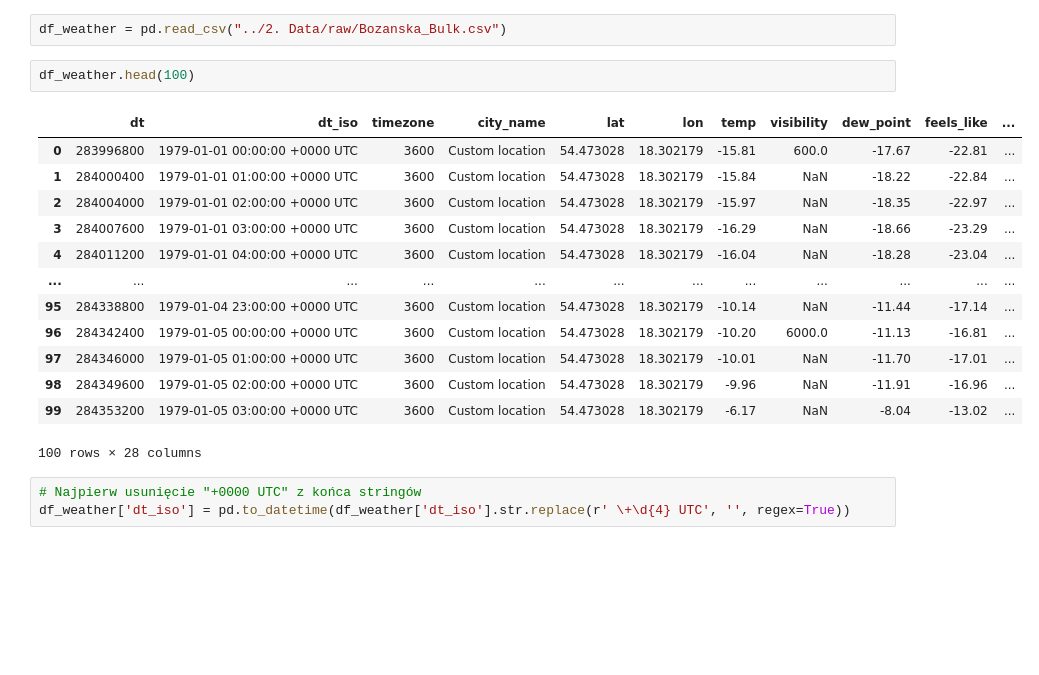
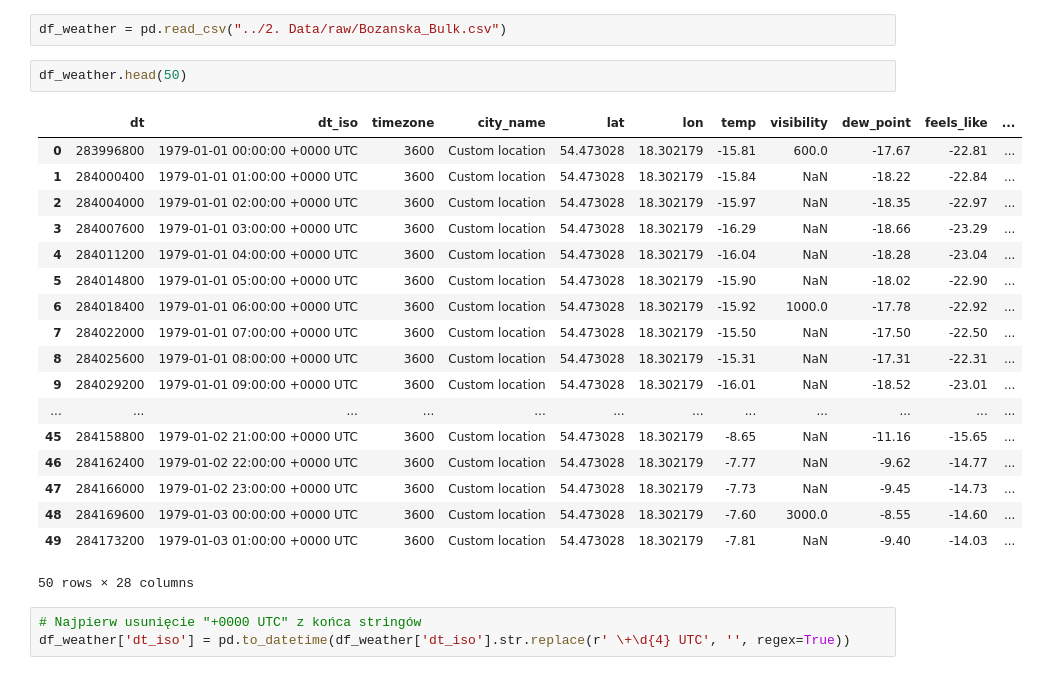
Before and after one commit to BartoszRP/MERITO_ML_Projekt_Fotowoltaika_2024, a Jupyter notebook: 1. Notebooks/01_pobieranie_danych.ipynb, the cells around one changed output. Saved outputs shown, nothing was run; the diff lists cells and outputs as text; blank space fills up the shorter version.

```diff
--- a/1. Notebooks/01_pobieranie_danych.ipynb
+++ b/1. Notebooks/01_pobieranie_danych.ipynb
@@ -3,21 +3,26 @@ import pandas as pd
 # %%
 df_weather = pd.read_csv("../2. Data/raw/Bozanska_Bulk.csv")
 # %%
-df_weather.head(100)
+df_weather.head(50)
 # %% [output]
 |  | dt | dt_iso | timezone | city_name | lat | lon | temp | visibility | dew_point | feels_like | ... |
 | 0 | 283996800 | 1979-01-01 00:00:00 +0000 UTC | 3600 | Custom location | 54.473028 | 18.302179 | -15.81 | 600.0 | -17.67 | -22.81 | ... |
 | 1 | 284000400 | 1979-01-01 01:00:00 +0000 UTC | 3600 | Custom location | 54.473028 | 18.302179 | -15.84 | NaN | -18.22 | -22.84 | ... |
 | 2 | 284004000 | 1979-01-01 02:00:00 +0000 UTC | 3600 | Custom location | 54.473028 | 18.302179 | -15.97 | NaN | -18.35 | -22.97 | ... |
 | 3 | 284007600 | 1979-01-01 03:00:00 +0000 UTC | 3600 | Custom location | 54.473028 | 18.302179 | -16.29 | NaN | -18.66 | -23.29 | ... |
 | 4 | 284011200 | 1979-01-01 04:00:00 +0000 UTC | 3600 | Custom location | 54.473028 | 18.302179 | -16.04 | NaN | -18.28 | -23.04 | ... |
+| 5 | 284014800 | 1979-01-01 05:00:00 +0000 UTC | 3600 | Custom location | 54.473028 | 18.302179 | -15.90 | NaN | -18.02 | -22.90 | ... |
+| 6 | 284018400 | 1979-01-01 06:00:00 +0000 UTC | 3600 | Custom location | 54.473028 | 18.302179 | -15.92 | 1000.0 | -17.78 | -22.92 | ... |
+| 7 | 284022000 | 1979-01-01 07:00:00 +0000 UTC | 3600 | Custom location | 54.473028 | 18.302179 | -15.50 | NaN | -17.50 | -22.50 | ... |
+| 8 | 284025600 | 1979-01-01 08:00:00 +0000 UTC | 3600 | Custom location | 54.473028 | 18.302179 | -15.31 | NaN | -17.31 | -22.31 | ... |
+| 9 | 284029200 | 1979-01-01 09:00:00 +0000 UTC | 3600 | Custom location | 54.473028 | 18.302179 | -16.01 | NaN | -18.52 | -23.01 | ... |
 | ... | ... | ... | ... | ... | ... | ... | ... | ... | ... | ... | ... |
-| 95 | 284338800 | 1979-01-04 23:00:00 +0000 UTC | 3600 | Custom location | 54.473028 | 18.302179 | -10.14 | NaN | -11.44 | -17.14 | ... |
-| 96 | 284342400 | 1979-01-05 00:00:00 +0000 UTC | 3600 | Custom location | 54.473028 | 18.302179 | -10.20 | 6000.0 | -11.13 | -16.81 | ... |
-| 97 | 284346000 | 1979-01-05 01:00:00 +0000 UTC | 3600 | Custom location | 54.473028 | 18.302179 | -10.01 | NaN | -11.70 | -17.01 | ... |
-| 98 | 284349600 | 1979-01-05 02:00:00 +0000 UTC | 3600 | Custom location | 54.473028 | 18.302179 | -9.96 | NaN | -11.91 | -16.96 | ... |
-| 99 | 284353200 | 1979-01-05 03:00:00 +0000 UTC | 3600 | Custom location | 54.473028 | 18.302179 | -6.17 | NaN | -8.04 | -13.02 | ... |
+| 45 | 284158800 | 1979-01-02 21:00:00 +0000 UTC | 3600 | Custom location | 54.473028 | 18.302179 | -8.65 | NaN | -11.16 | -15.65 | ... |
+| 46 | 284162400 | 1979-01-02 22:00:00 +0000 UTC | 3600 | Custom location | 54.473028 | 18.302179 | -7.77 | NaN | -9.62 | -14.77 | ... |
+| 47 | 284166000 | 1979-01-02 23:00:00 +0000 UTC | 3600 | Custom location | 54.473028 | 18.302179 | -7.73 | NaN | -9.45 | -14.73 | ... |
+| 48 | 284169600 | 1979-01-03 00:00:00 +0000 UTC | 3600 | Custom location | 54.473028 | 18.302179 | -7.60 | 3000.0 | -8.55 | -14.60 | ... |
+| 49 | 284173200 | 1979-01-03 01:00:00 +0000 UTC | 3600 | Custom location | 54.473028 | 18.302179 | -7.81 | NaN | -9.40 | -14.03 | ... |
-100 rows × 28 columns
+50 rows × 28 columns
 # %%
 # Najpierw usunięcie "+0000 UTC" z końca stringów
 df_weather['dt_iso'] = pd.to_datetime(df_weather['dt_iso'].str.replace(r' \+\d{4} UTC', '', regex=True))
```
